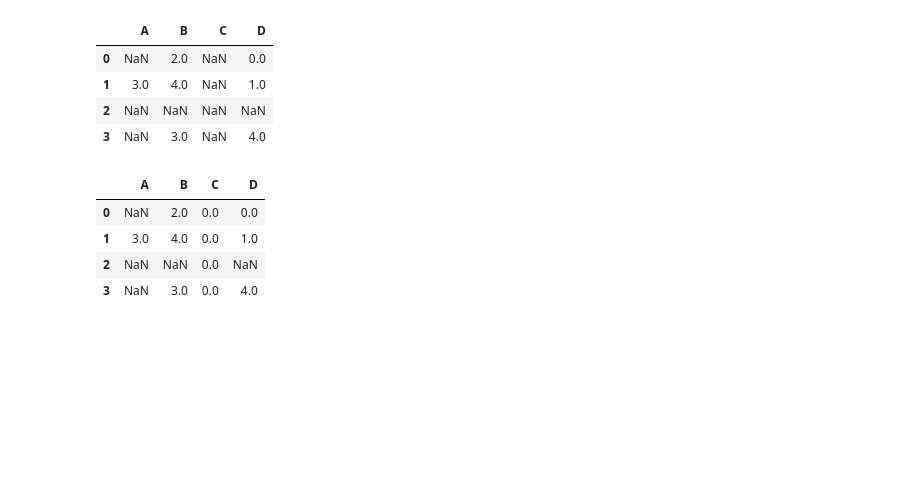
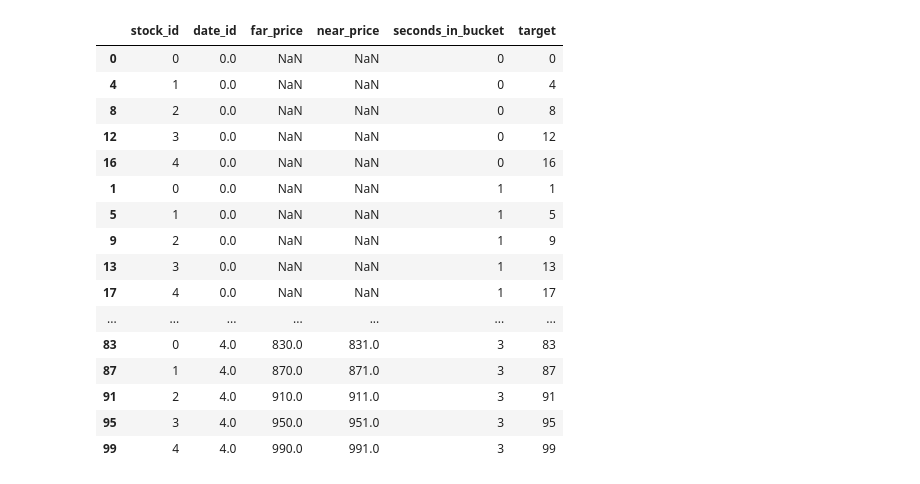
Before and after one commit to kperkins411/kaggle_optivar_trading_at_the_close, a Jupyter notebook: playground/test_filna.ipynb, the cells around one changed output. Drawn from its saved outputs; the diff is of its cells as text; code cells hidden in the pictures; blank space fills up the shorter version.

```diff
--- a/playground/test_filna.ipynb
+++ b/playground/test_filna.ipynb
@@ -1,24 +1,27 @@
 # %%
 import pandas as pd
 import numpy as np
-df = pd.DataFrame([[np.nan, 2, np.nan, 0],
-                   [3, 4, np.nan, 1],
-                   [np.nan, np.nan, np.nan, np.nan],
-                   [np.nan, 3, np.nan, 4]],
-                  columns=list("ABCD"))
+import optivarfuncs as of
+df=of.getdf(stocks=[0,1,2,3,4])
+df.sort_values(by=['date_id','seconds_in_bucket'],inplace=True)
 df
 # %% [output]
-|  | A | B | C | D |
-| 0 | NaN | 2.0 | NaN | 0.0 |
-| 1 | 3.0 | 4.0 | NaN | 1.0 |
-| 2 | NaN | NaN | NaN | NaN |
-| 3 | NaN | 3.0 | NaN | 4.0 |
+|  | stock_id | date_id | far_price | near_price | seconds_in_bucket | target |
+| 0 | 0 | 0.0 | NaN | NaN | 0 | 0 |
+| 4 | 1 | 0.0 | NaN | NaN | 0 | 4 |
+| 8 | 2 | 0.0 | NaN | NaN | 0 | 8 |
+| 12 | 3 | 0.0 | NaN | NaN | 0 | 12 |
+| 16 | 4 | 0.0 | NaN | NaN | 0 | 16 |
+| 1 | 0 | 0.0 | NaN | NaN | 1 | 1 |
+| 5 | 1 | 0.0 | NaN | NaN | 1 | 5 |
+| 9 | 2 | 0.0 | NaN | NaN | 1 | 9 |
+| 13 | 3 | 0.0 | NaN | NaN | 1 | 13 |
+| 17 | 4 | 0.0 | NaN | NaN | 1 | 17 |
+| ... | ... | ... | ... | ... | ... | ... |
+| 83 | 0 | 4.0 | 830.0 | 831.0 | 3 | 83 |
+| 87 | 1 | 4.0 | 870.0 | 871.0 | 3 | 87 |
+| 91 | 2 | 4.0 | 910.0 | 911.0 | 3 | 91 |
+| 95 | 3 | 4.0 | 950.0 | 951.0 | 3 | 95 |
+| 99 | 4 | 4.0 | 990.0 | 991.0 | 3 | 99 |
 # %%
-df.C.fillna(0,inplace=True)
-df
+df1=df.sort_values(by=['stock_id','date_id'])
-# %% [output]
-|  | A | B | C | D |
-| 0 | NaN | 2.0 | 0.0 | 0.0 |
-| 1 | 3.0 | 4.0 | 0.0 | 1.0 |
-| 2 | NaN | NaN | 0.0 | NaN |
-| 3 | NaN | 3.0 | 0.0 | 4.0 |
```
Also changed, not shown: parts of 4 cells of this notebook, 6 other files.
